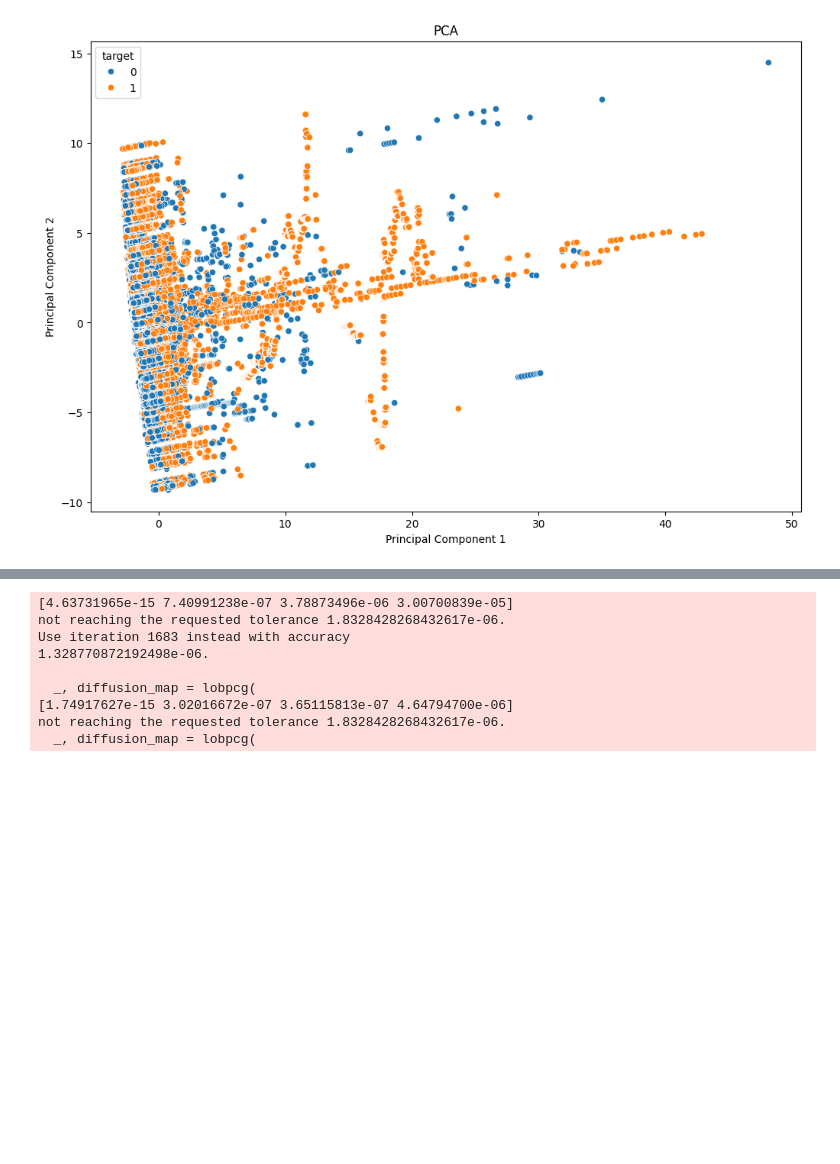
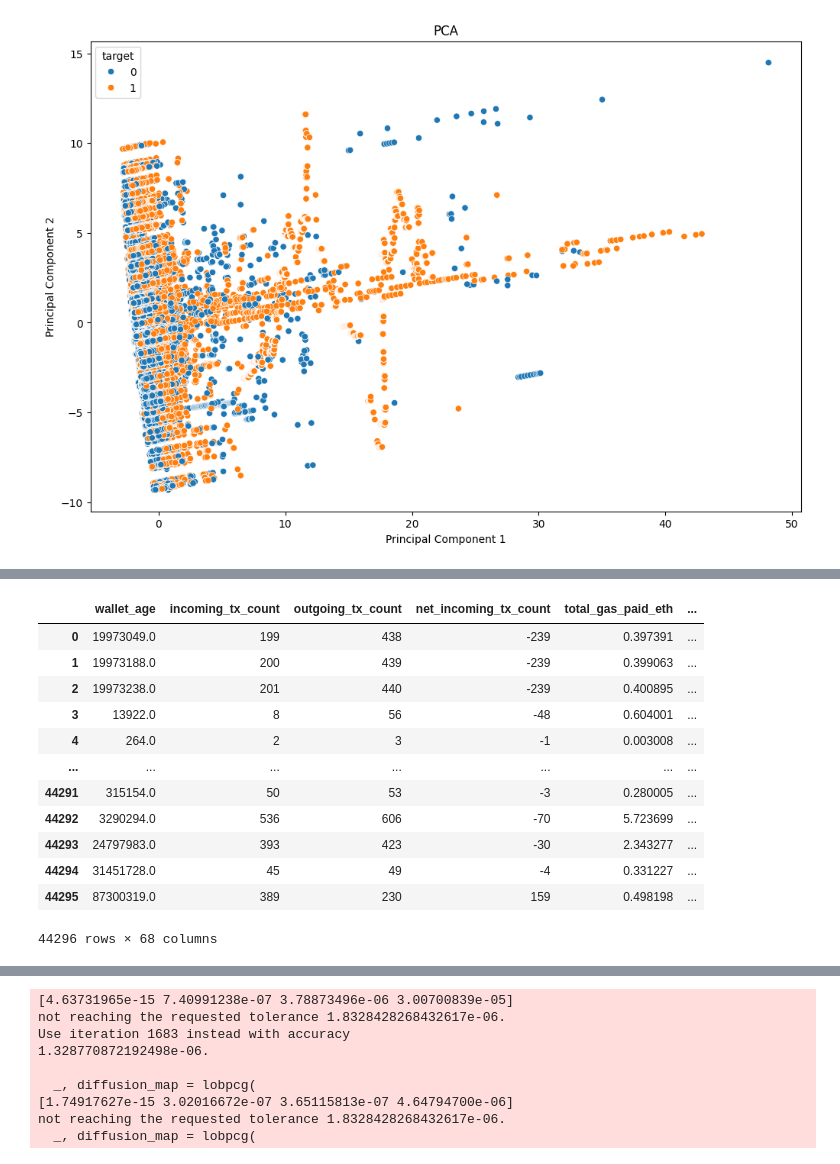
Before and after one commit to vspartamo/MDS7202, a Jupyter notebook: Proyecto/train_model.ipynb, the cells around one changed output, grey strips where cells are left out. Drawn from its saved outputs; the diff is of its cells as text; code cells hidden in the pictures; blank space fills up the shorter version.

```diff
--- a/Proyecto/train_model.ipynb
+++ b/Proyecto/train_model.ipynb
@@ -89,0 +116,16 @@ plt.show()
+# %%
+X_t0
+# %% [output]
+|  | wallet_age | incoming_tx_count | outgoing_tx_count | net_incoming_tx_count | total_gas_paid_eth | ... |
+| 0 | 19973049.0 | 199 | 438 | -239 | 0.397391 | ... |
+| 1 | 19973188.0 | 200 | 439 | -239 | 0.399063 | ... |
+| 2 | 19973238.0 | 201 | 440 | -239 | 0.400895 | ... |
+| 3 | 13922.0 | 8 | 56 | -48 | 0.604001 | ... |
+| 4 | 264.0 | 2 | 3 | -1 | 0.003008 | ... |
+| ... | ... | ... | ... | ... | ... | ... |
+| 44291 | 315154.0 | 50 | 53 | -3 | 0.280005 | ... |
+| 44292 | 3290294.0 | 536 | 606 | -70 | 5.723699 | ... |
+| 44293 | 24797983.0 | 393 | 423 | -30 | 2.343277 | ... |
+| 44294 | 31451728.0 | 45 | 49 | -4 | 0.331227 | ... |
+| 44295 | 87300319.0 | 389 | 230 | 159 | 0.498198 | ... |
+44296 rows × 68 columns
```
Also changed, not shown: parts of 4 cells of this notebook, 1 other file.
